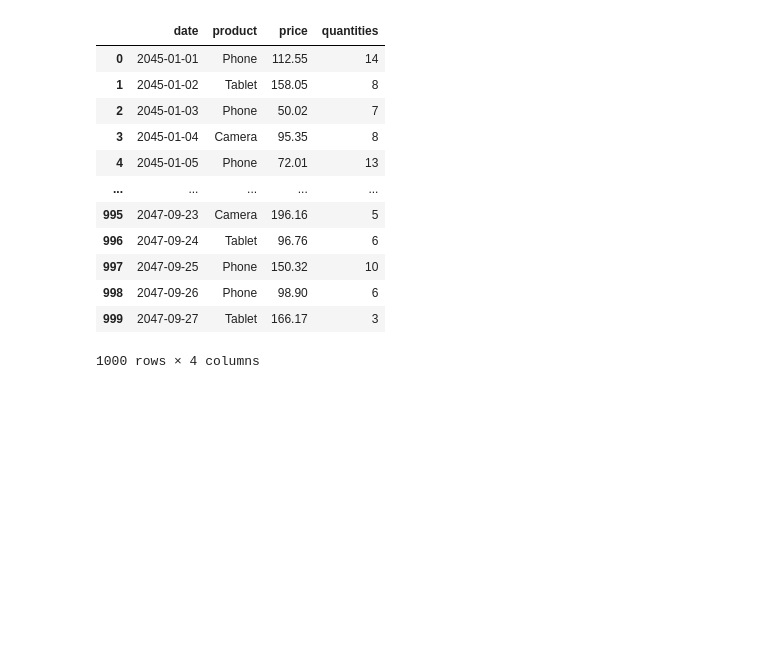
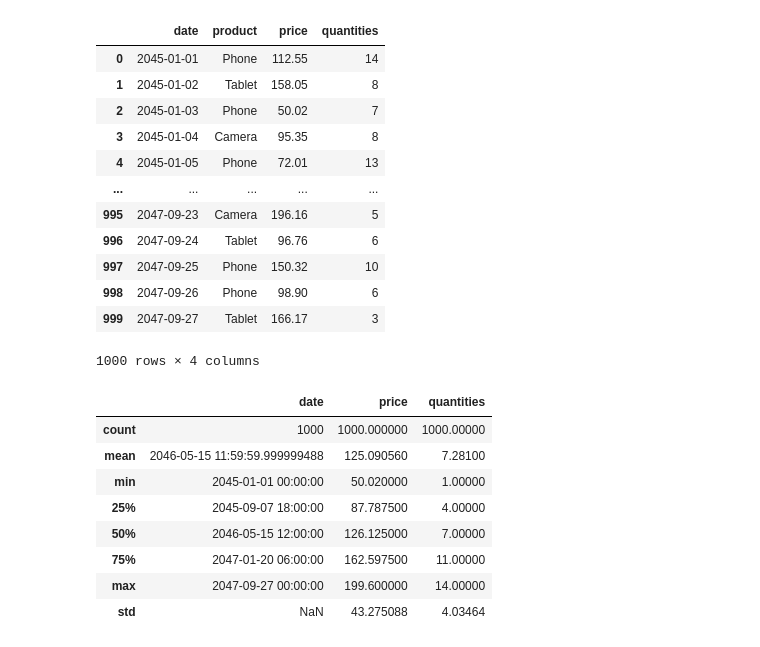
Before and after one commit to seemyoon/machine-learning_intro, a Jupyter notebook: pandas/pandas random csv.ipynb, the cells around one changed output. Saved outputs shown, nothing was run; the diff lists cells and outputs as text; code cells hidden in the pictures; blank space fills up the shorter version.

```diff
--- a/pandas/pandas random csv.ipynb
+++ b/pandas/pandas random csv.ipynb
@@ -48,2 +65,14 @@ df.to_excel('sales_data.xlsx') # excel
 # %%
 df.to_json('sales_data.json')  # json
+# %%
+df.describe()
+# %% [output]
+|  | date | price | quantities |
+| count | 1000 | 1000.000000 | 1000.00000 |
+| mean | 2046-05-15 11:59:59.999999488 | 125.090560 | 7.28100 |
+| min | 2045-01-01 00:00:00 | 50.020000 | 1.00000 |
+| 25% | 2045-09-07 18:00:00 | 87.787500 | 4.00000 |
+| 50% | 2046-05-15 12:00:00 | 126.125000 | 7.00000 |
+| 75% | 2047-01-20 06:00:00 | 162.597500 | 11.00000 |
+| max | 2047-09-27 00:00:00 | 199.600000 | 14.00000 |
+| std | NaN | 43.275088 | 4.03464 |
```
Also changed, not shown: parts of 12 cells of this notebook.
